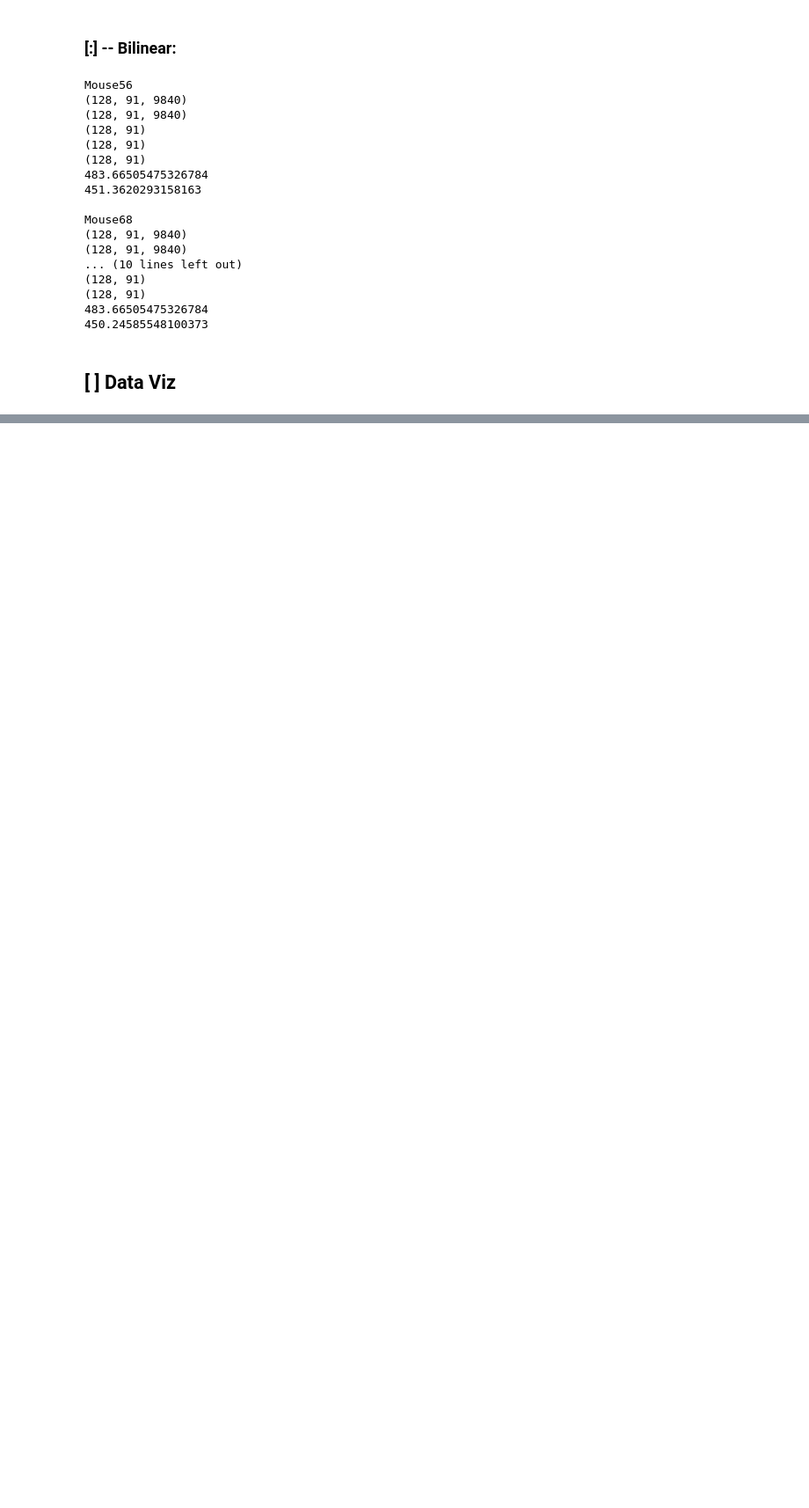
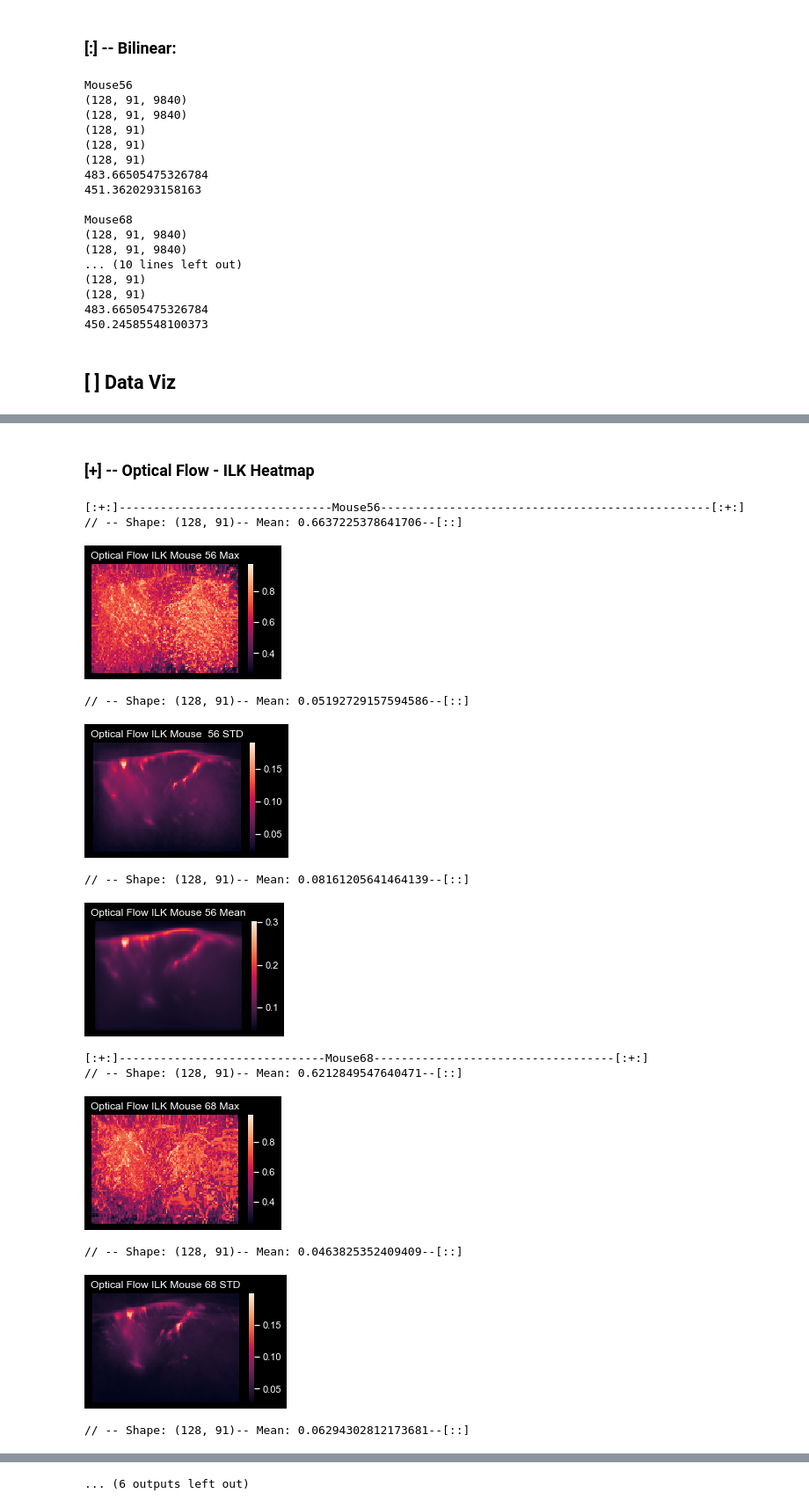
Before and after one commit to Koogleblitz/Registration-and-Alignment-for-Neuroimagery, a Jupyter notebook: pipeline.ipynb, the cells around one changed output, grey strips where cells are left out. Shown at 88% size. Saved outputs shown, nothing was run; the diff lists cells and outputs as text; code cells hidden in the pictures; blank space fills up the shorter version.

Commit message:
added 8 new reference mice, did opflow_ilk on them but not opflow_tvl1 yet

```diff
--- a/pipeline.ipynb
+++ b/pipeline.ipynb
@@ -1310,0 +1884,45 @@ findfont: Font family 'roboto mono' not found.
+# %% [markdown]
+### [+] -- Optical Flow - ILK   Heatmap
+# %%
+sizer= 0.25
+frame= 0
+print("[:+:]-------------------------------Mouse56------------------------------------------------[:+:]")
+displayHeatmap(max_opFlow_ilk_avg56, sizer, title= "Optical Flow ILK Mouse 56 Max")
+displayHeatmap(std_opFlow_ilk_avg56, sizer, title= "Optical Flow ILK Mouse  56 STD")
+displayHeatmap(mean_opFlow_ilk_avg56, sizer, title= "Optical Flow ILK Mouse 56 Mean")
+
+print("[:+:]------------------------------Mouse68-----------------------------------[:+:]")
+displayHeatmap(max_opFlow_ilk_avg68, sizer, title= "Optical Flow ILK Mouse 68 Max")
+displayHeatmap(std_opFlow_ilk_avg68, sizer, title= "Optical Flow ILK Mouse 68 STD")
+displayHeatmap(mean_opFlow_ilk_avg68, sizer, title= "Optical Flow ILK Mouse 68 Mean")
+
+print("[:+:]------------------------------Mouse97-----------------------------------[:+:]")
+displayHeatmap(max_opFlow_ilk_avg97, sizer, title= "Optical Flow ILK Mouse 97 Max")
+displayHeatmap(std_opFlow_ilk_avg97, sizer, title= "Optical Flow ILK Mouse 97 STD")
+displayHeatmap(mean_opFlow_ilk_avg97, sizer, title= "Optical Flow ILK Mouse 97 Mean")
+
+# print("[:+:]-------------------------------------------------------------------------------[:+:]")
+# displayHeatmap(opFlow_tvl1_avg56[ :, :, frame], sizer, title= "opflow tvl1 56 ["+ str(frame)+"]")
+# displayHeatmap(opFlow_ilk_avg56[ :, :, frame], sizer, title= "opflow ilk 56 ["+ str(frame)+"]")
+
+# print("[:+:]-------------------------------------------------------------------------------[:+:]")
+# displayHeatmap(opFlow_tvl1_avg68[ :, :, frame], sizer, title= "opflow tvl1 68 ["+ str(frame)+"]")
+# displayHeatmap(opFlow_ilk_avg68[ :, :, frame], sizer, title= "opflow ilk 68 ["+ str(frame)+"]")
+
+# print("[:+:]-------------------------------------------------------------------------------[:+:]")
+# displayHeatmap(opFlow_tvl1_avg97[ :, :, frame], sizer, title= "opflow tvl1 97 ["+ str(frame)+"]")
+# displayHeatmap(opFlow_ilk_avg97[ :, :, frame], sizer, title= "opflow ilk 97 ["+ str(frame)+"]")
+# %% [output]
+[:+:]-------------------------------Mouse56------------------------------------------------[:+:]
+// -- Shape: (128, 91)-- Mean: 0.6637225378641706--[::]
+[figure, added]
+// -- Shape: (128, 91)-- Mean: 0.05192729157594586--[::]
+[figure, added]
+// -- Shape: (128, 91)-- Mean: 0.08161205641464139--[::]
+[figure, added]
+[:+:]------------------------------Mouse68-----------------------------------[:+:]
+// -- Shape: (128, 91)-- Mean: 0.6212849547640471--[::]
+[figure, added]
+// -- Shape: (128, 91)-- Mean: 0.0463825352409409--[::]
+[figure, added]
+// -- Shape: (128, 91)-- Mean: 0.06294302812173681--[::]
@@ -1310,0 +1930 @@ findfont: Font family 'roboto mono' not found.
+... (6 outputs left out)
```
Also changed, not shown: parts of 93 cells of this notebook, 9 other files.
